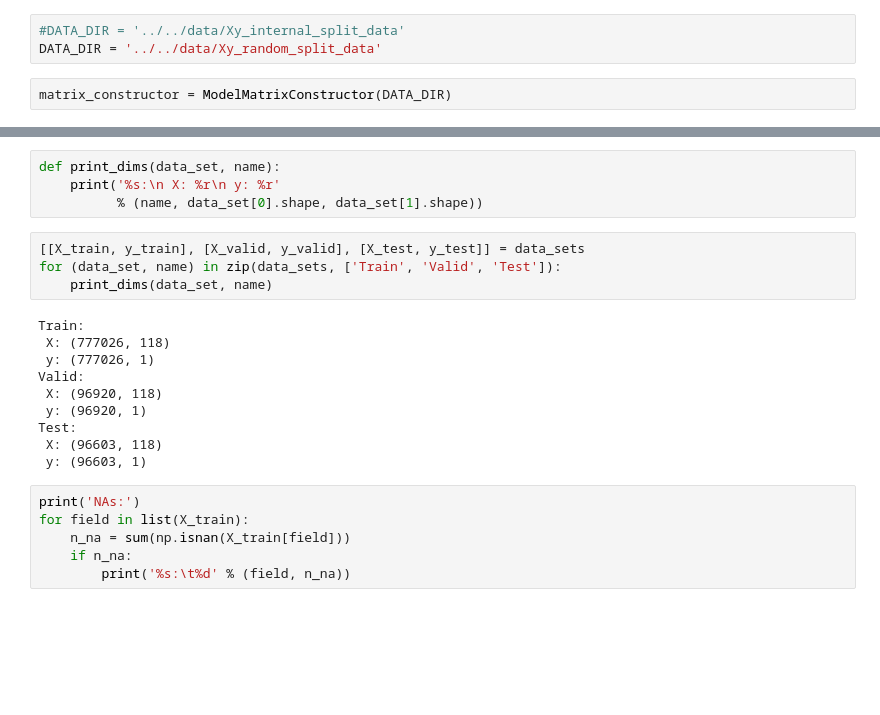
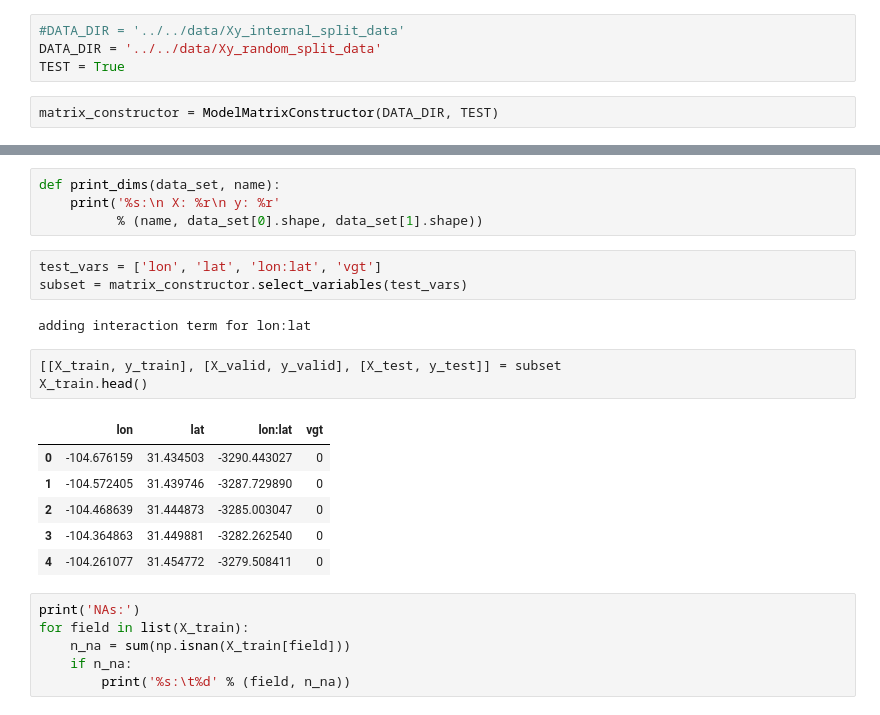
Before and after one commit to dongmeic/SDM, a Jupyter notebook: python/notebooks_new/logistic_random.py.ipynb, the cells around one changed output, grey strips where cells are left out. Cells and saved outputs as stored; diff of their text form; blank space fills up the shorter version.

Commit message:
add select_variables() to ModelMatrixConstructor to get model matrices only for specified variables

```diff
--- a/python/notebooks_new/logistic_random.py.ipynb
+++ b/python/notebooks_new/logistic_random.py.ipynb
@@ -20,5 +20,6 @@ plt.rcParams['figure.figsize'] = 10, 8
 # %%
 #DATA_DIR = '../../data/Xy_internal_split_data'
 DATA_DIR = '../../data/Xy_random_split_data'
+TEST = True
 # %%
-matrix_constructor = ModelMatrixConstructor(DATA_DIR)
+matrix_constructor = ModelMatrixConstructor(DATA_DIR, TEST)
@@ -46,20 +47,21 @@ Adding interactions...
 def print_dims(data_set, name):
     print('%s:\n X: %r\n y: %r'
           % (name, data_set[0].shape, data_set[1].shape))
+# %%
+test_vars = ['lon', 'lat', 'lon:lat', 'vgt']
+subset = matrix_constructor.select_variables(test_vars)
+# %% [output]
+adding interaction term for lon:lat
 # %%
-[[X_train, y_train], [X_valid, y_valid], [X_test, y_test]] = data_sets
-for (data_set, name) in zip(data_sets, ['Train', 'Valid', 'Test']):
-    print_dims(data_set, name)
+[[X_train, y_train], [X_valid, y_valid], [X_test, y_test]] = subset
+X_train.head()
 # %% [output]
-Train:
- X: (777026, 118)
- y: (777026, 1)
-Valid:
- X: (96920, 118)
- y: (96920, 1)
-Test:
- X: (96603, 118)
- y: (96603, 1)
+|  | lon | lat | lon:lat | vgt |
+| 0 | -104.676159 | 31.434503 | -3290.443027 | 0 |
+| 1 | -104.572405 | 31.439746 | -3287.729890 | 0 |
+| 2 | -104.468639 | 31.444873 | -3285.003047 | 0 |
+| 3 | -104.364863 | 31.449881 | -3282.262540 | 0 |
+| 4 | -104.261077 | 31.454772 | -3279.508411 | 0 |
 # %%
 print('NAs:')
 for field in list(X_train):
```
Also changed, not shown: parts of 2 cells of this notebook, 1 other file.
